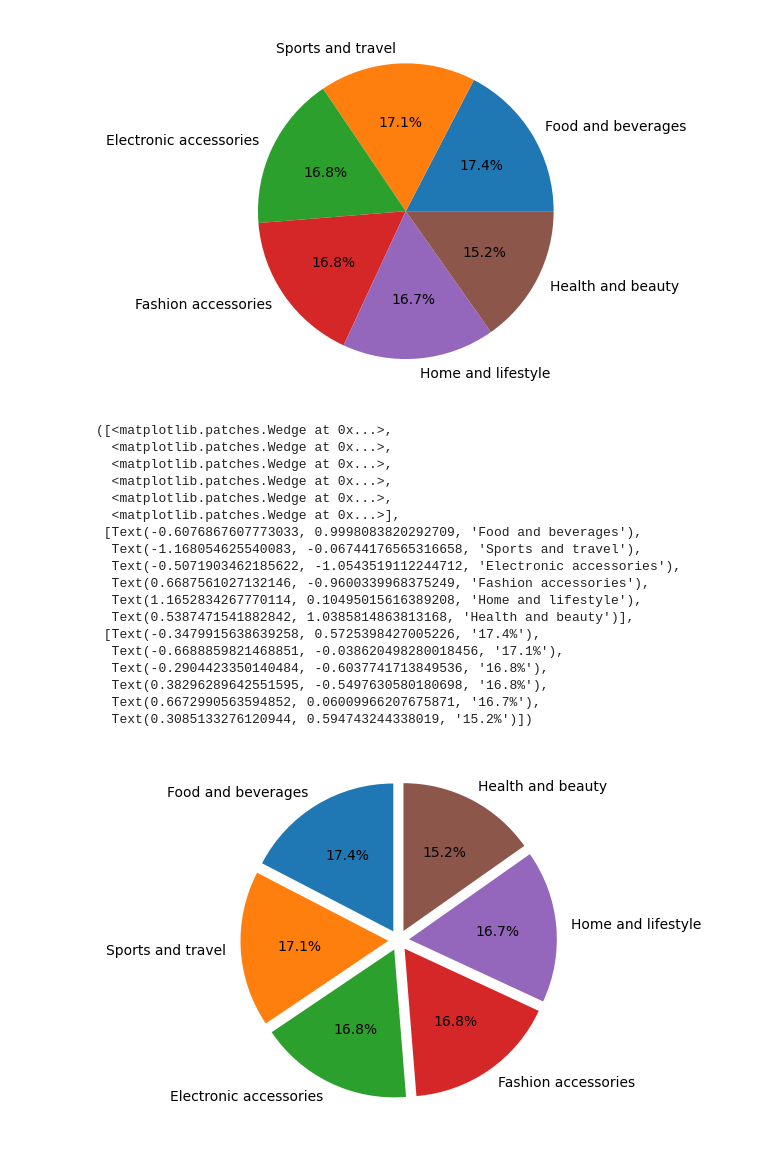
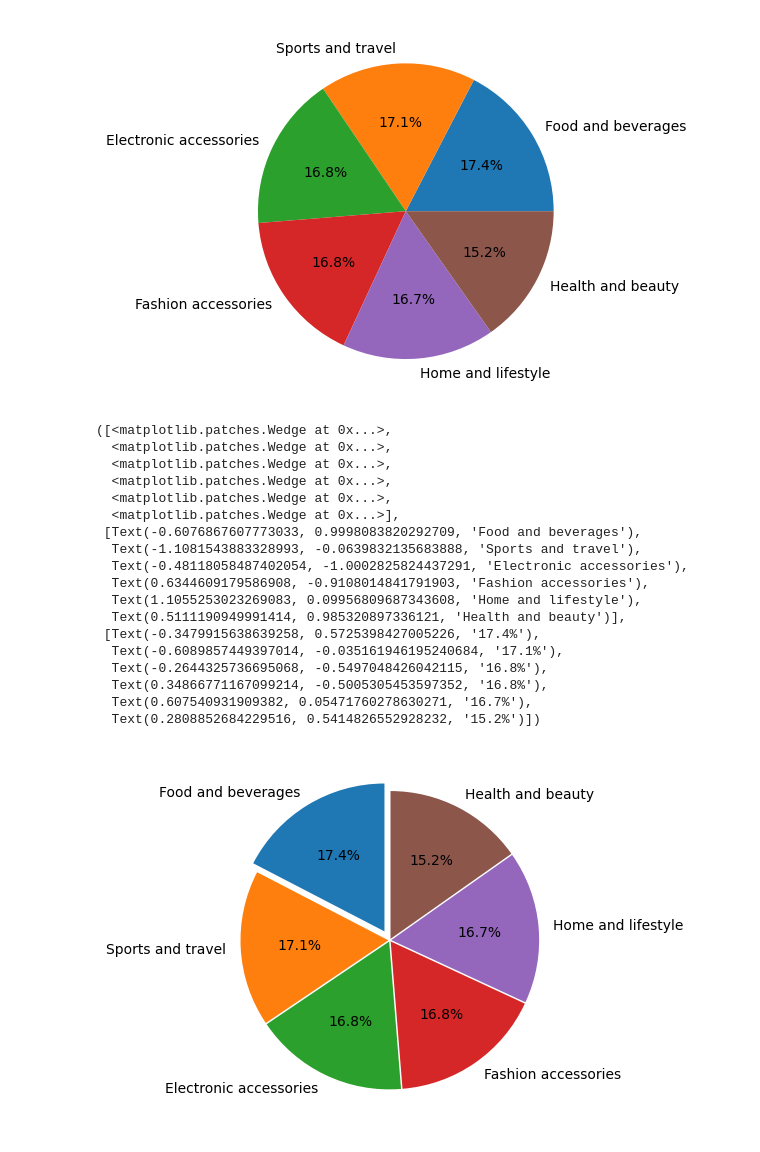
Before and after one commit to vnaumq/supermarket_sales, a Jupyter notebook: supermarket_sales.ipynb, the cells around one changed output. Drawn from its saved outputs; the diff is of its cells as text; code cells hidden in the pictures.

```diff
--- a/supermarket_sales.ipynb
+++ b/supermarket_sales.ipynb
@@ -121,6 +121,7 @@ df1['month'] = pd.DatetimeIndex(df1['date']).month_name()
 df1['weekday'] = pd.DatetimeIndex(df1['date']).day_name()
 df1['weekday_number'] = pd.DatetimeIndex(df1['date']).weekday
 df1['hour'] = pd.DatetimeIndex(df1['time']).hour
+df1['week'] = df1['date'].dt.strftime('%U').astype(int)
 
 df1
 # Приведение даты в месяц и в день недели
@@ -303,26 +342,26 @@ ax.pie(product_revenue.revenue, labels=product_revenue.index, autopct='%1.1f%%')
   Text(0.5326058904519573, -0.27628059189142773, '15.2%')])
 [figure]
 # %%
-explode = (0.07, 0.07, 0.07, 0.07, 0.07, 0.07)
+explode = (0.07, 0.01, 0.01, 0.01, 0.01, 0.01)
 fig, ax = plt.subplots()
 ax.pie(product_revenue.revenue, labels=product_revenue.index, autopct='%1.1f%%', explode=explode,startangle=90)
 # %% [output]
 ([<matplotlib.patches.Wedge at 0x...>,
   <matplotlib.patches.Wedge at 0x...>,
   <matplotlib.patches.Wedge at 0x...>,
   <matplotlib.patches.Wedge at 0x...>,
   <matplotlib.patches.Wedge at 0x...>,
   <matplotlib.patches.Wedge at 0x...>],
  [Text(-0.6076867607773033, 0.9998083820292709, 'Food and beverages'),
-  Text(-1.168054625540083, -0.06744176565316658, 'Sports and travel'),
-  Text(-0.5071903462185622, -1.0543519112244712, 'Electronic accessories'),
-  Text(0.6687561027132146, -0.9600339968375249, 'Fashion accessories'),
-  Text(1.1652834267770114, 0.10495015616389208, 'Home and lifestyle'),
-  Text(0.5387471541882842, 1.0385814863813168, 'Health and beauty')],
+  Text(-1.1081543883328993, -0.0639832135683888, 'Sports and travel'),
+  Text(-0.48118058487402054, -1.0002825824437291, 'Electronic accessories'),
+  Text(0.6344609179586908, -0.9108014841791903, 'Fashion accessories'),
+  Text(1.1055253023269083, 0.09956809687343608, 'Home and lifestyle'),
+  Text(0.5111190949991414, 0.985320897336121, 'Health and beauty')],
  [Text(-0.3479915638639258, 0.5725398427005226, '17.4%'),
-  Text(-0.6688859821468851, -0.038620498280018456, '17.1%'),
-  Text(-0.2904423350140484, -0.6037741713849536, '16.8%'),
-  Text(0.38296289642551595, -0.5497630580180698, '16.8%'),
-  Text(0.6672990563594852, 0.06009966207675871, '16.7%'),
-  Text(0.3085133276120944, 0.594743244338019, '15.2%')])
+  Text(-0.6089857449397014, -0.035161946195240684, '17.1%'),
+  Text(-0.2644325736695068, -0.5497048426042115, '16.8%'),
+  Text(0.34866771167099214, -0.5005305453597352, '16.8%'),
+  Text(0.607540931909382, 0.05471760278630271, '16.7%'),
+  Text(0.2808852684229516, 0.5414826552928232, '15.2%')])
-[figure, old version]
+[figure, new version]
```
Also changed, not shown: parts of 9 cells of this notebook.
